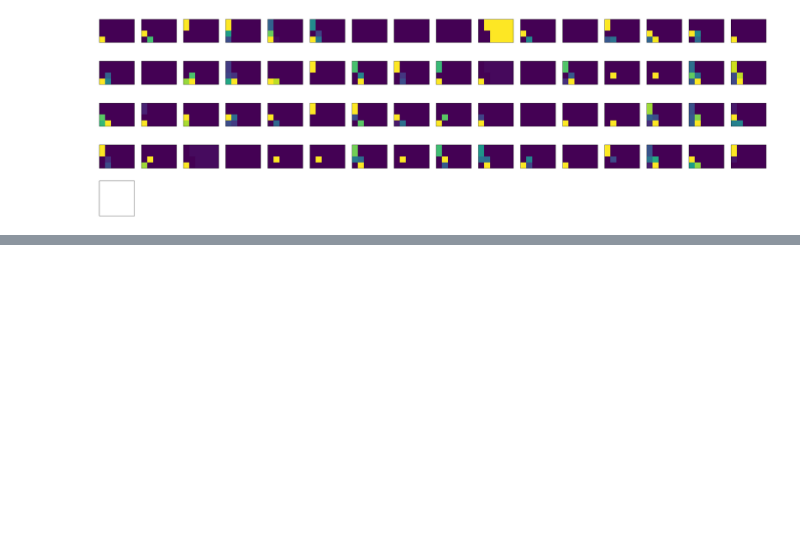
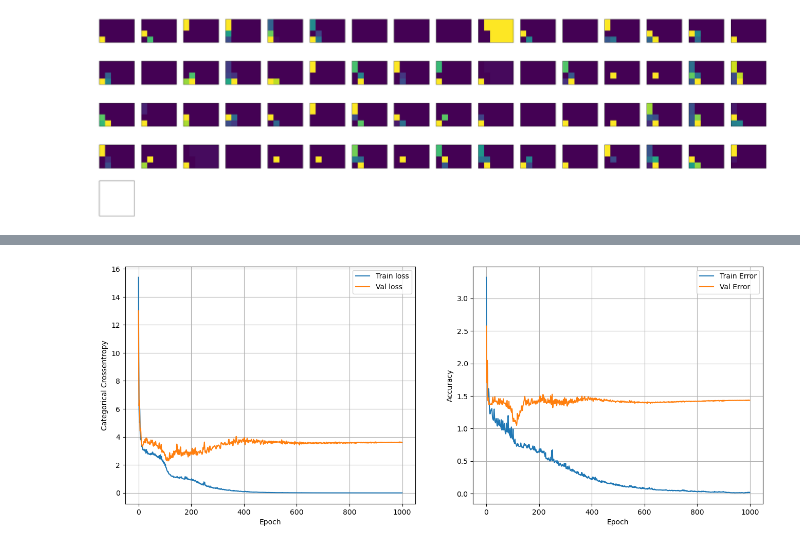
Before and after one commit to PichiBrihuega/Substituent-Neural-Network, a Jupyter notebook: Notebooks/ManualEncoded.ipynb, the cells around one changed output, grey strips where cells are left out. Cells and saved outputs as stored; diff of their text form; code cells hidden in the pictures; blank space fills up the shorter version.

```diff
--- a/Notebooks/ManualEncoded.ipynb
+++ b/Notebooks/ManualEncoded.ipynb
@@ -762,0 +869,30 @@ tf.Tensor(
+# %%
+image_size = (4,6)
+inputs = tf.keras.Input(shape=image_size + (1, ), name='inputs')
+
+# Conv Layer 1
+conv_1 = layers.Conv2D(64, kernel_size=(4,6), padding='same', activation='elu',
+                       name='conv_1')(inputs)
+#pool_1 = layers.MaxPooling2D(pool_size=(4, 6), name='pool_1')(conv_1)
+
+# Conv Layer 2
+#conv_2 = layers.Conv2D(64, 1, padding='valid', activation='elu',
+#                       name='conv_2')(pool_1)
+#pool_2 = layers.MaxPooling2D(pool_size=(1, 1), name='pool_2')(conv_2)
+
+
+# Fully-connected
+# Flattening
+#flat = layers.Flatten(name='flatten')(pool_2)
+flat = layers.Flatten(name='flatten')(conv_1)
+#flat = layers.Flatten(name='flatten')(inputs)
+dense = layers.Dense(64, activation='elu', name='dense')(flat)
+outputs = layers.Dense(1, activation='linear', name='output')(dense)
+
+model = keras.Model(inputs=inputs, outputs=outputs, name='cnn_example')
+# %%
+model.summary()
+esNOSTOP = EarlyStopping(monitor='val_loss', mode='min', verbose=1, patience=20, restore_best_weights=True)   #alternative patience=np.inf
+reduce_lr = keras.callbacks.ReduceLROnPlateau(monitor='val_loss', factor=0.2, patience=5, verbose=1, mode='auto', min_delta=0.0001, cooldown=0, min_lr=0)
+CALLBACKS = [esNOSTOP]
+CALLBACKS = []
@@ -762,0 +919,12 @@ tf.Tensor(
+# %%
+model.compile(optimizer='adam',
+              loss='mse',
+              metrics=['mean_absolute_error'])
+history = model.fit(
+    X_train,
+    y_train,
+    batch_size=64,
+    epochs=1000,
+    validation_split=0.2,
+    callbacks=CALLBACKS
+)
@@ -762,0 +949,4 @@ tf.Tensor(
+# %%
+show_loss_accuracy_evolution(history)
+# %% [output]
+[figure, added]
```
Also changed, not shown: parts of 13 cells of this notebook, 1 other file.
